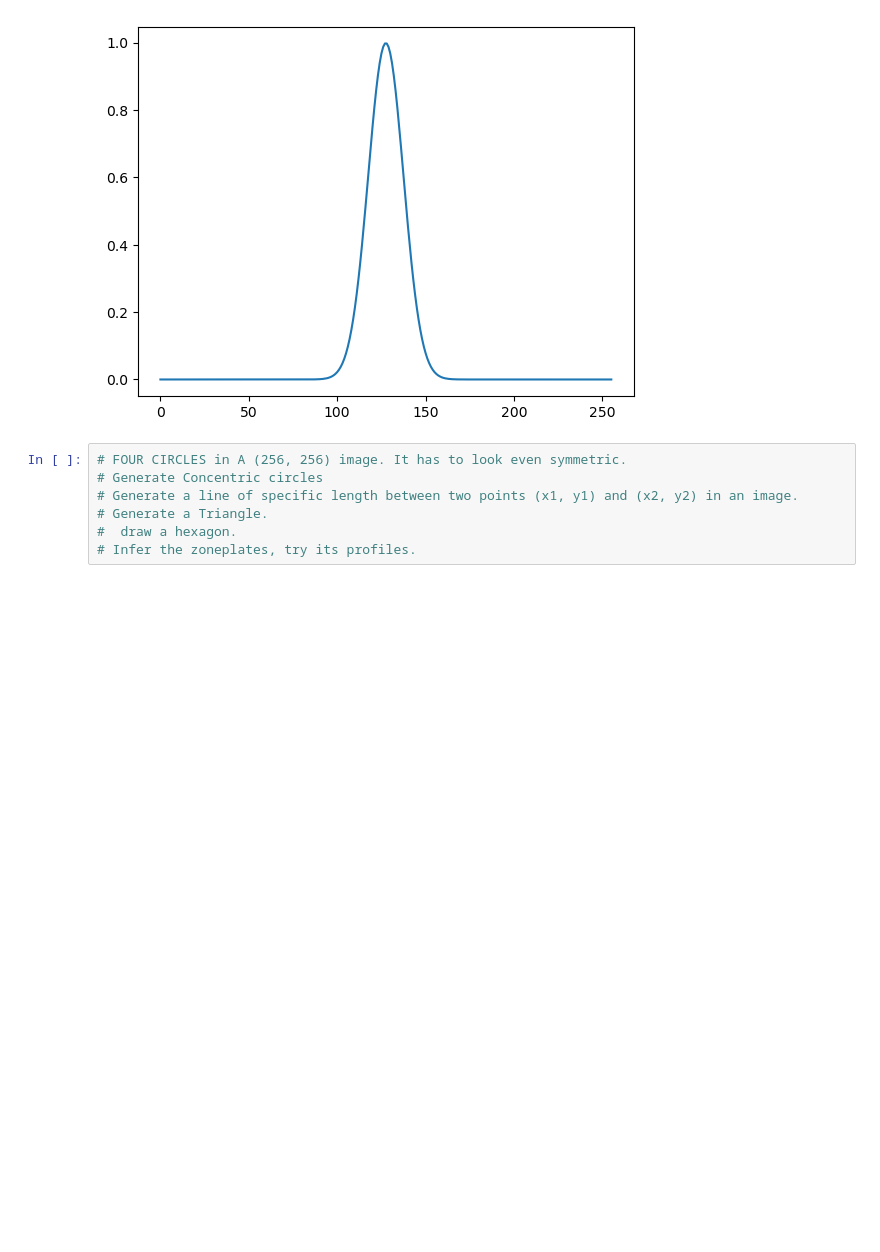
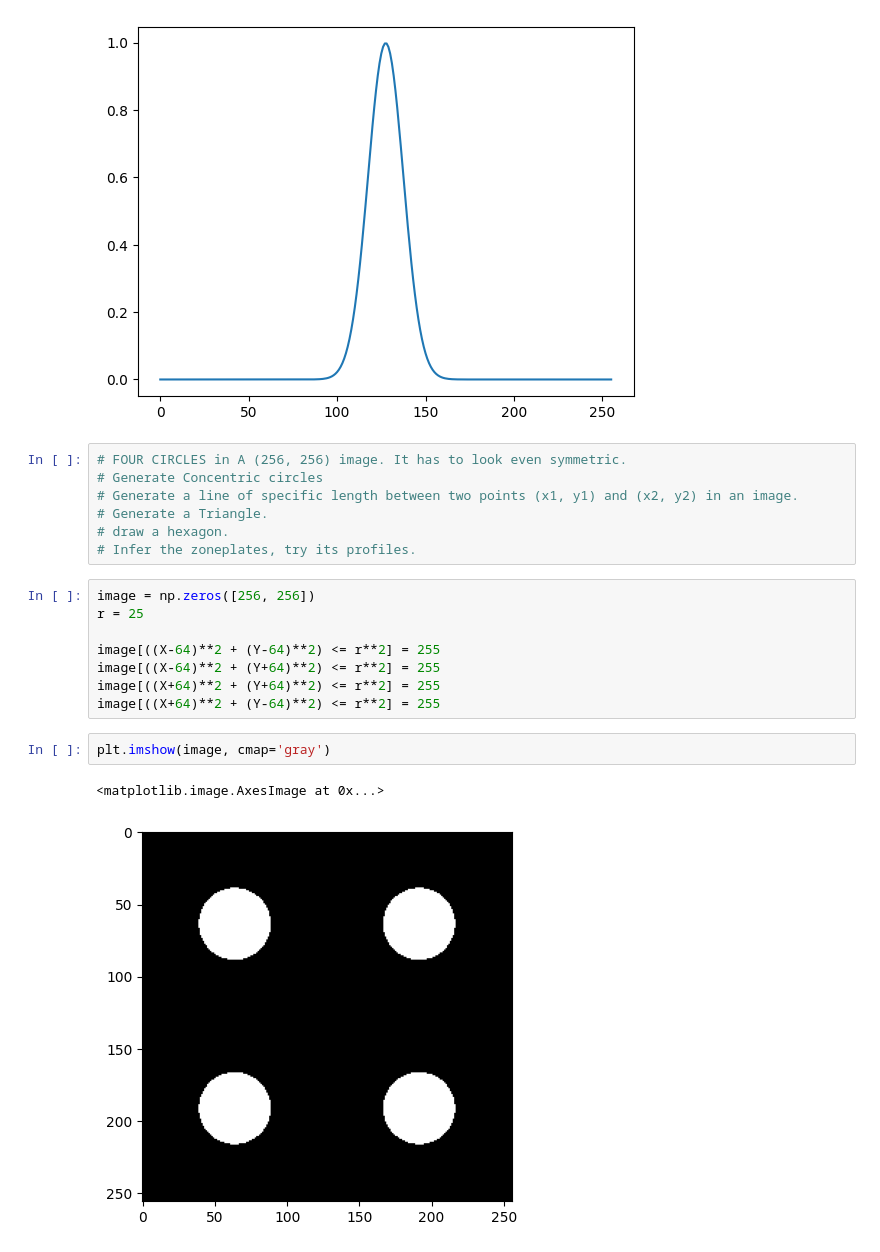
Before and after one commit to karthiksmanian/sem9, a Jupyter notebook: 20XW97-CV-LAB/cv_basics_images.ipynb, the cells around one changed output. Drawn from its saved outputs; the diff is of its cells as text; blank space fills up the shorter version.

```diff
--- a/20XW97-CV-LAB/cv_basics_images.ipynb
+++ b/20XW97-CV-LAB/cv_basics_images.ipynb
@@ -129,5 +129,18 @@ plt.plot(img[128, :])
 # Generate Concentric circles
 # Generate a line of specific length between two points (x1, y1) and (x2, y2) in an image.
 # Generate a Triangle.
-#  draw a hexagon.
+# draw a hexagon.
 # Infer the zoneplates, try its profiles.
+# %%
+image = np.zeros([256, 256])
+r = 25
+
+image[((X-64)**2 + (Y-64)**2) <= r**2] = 255
+image[((X-64)**2 + (Y+64)**2) <= r**2] = 255
+image[((X+64)**2 + (Y+64)**2) <= r**2] = 255
+image[((X+64)**2 + (Y-64)**2) <= r**2] = 255
+# %%
+plt.imshow(image, cmap='gray')
+# %% [output]
+<matplotlib.image.AxesImage at 0x...>
+[figure, added]
```
Also changed, not shown: parts of 21 cells of this notebook, 1 other file.
